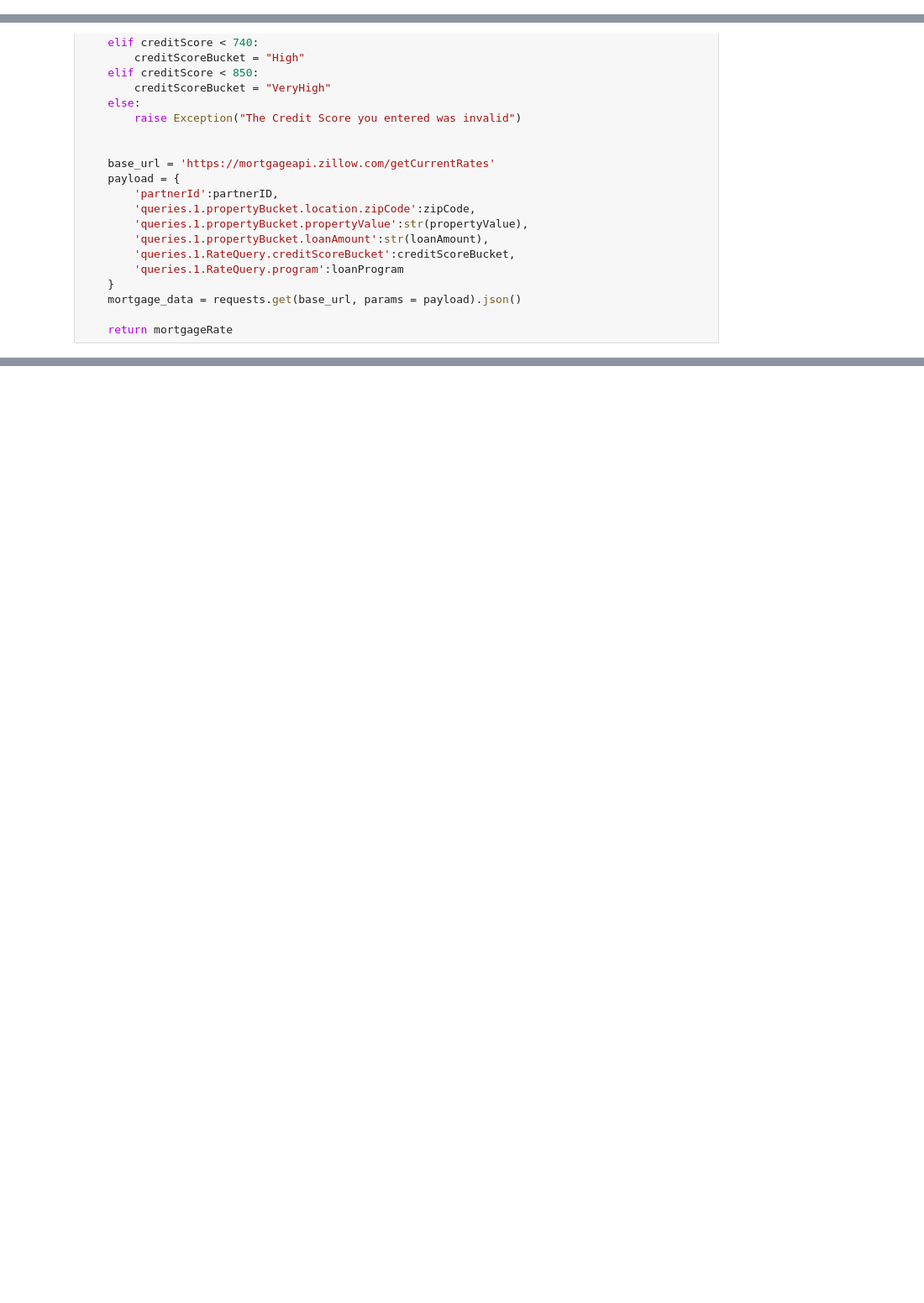
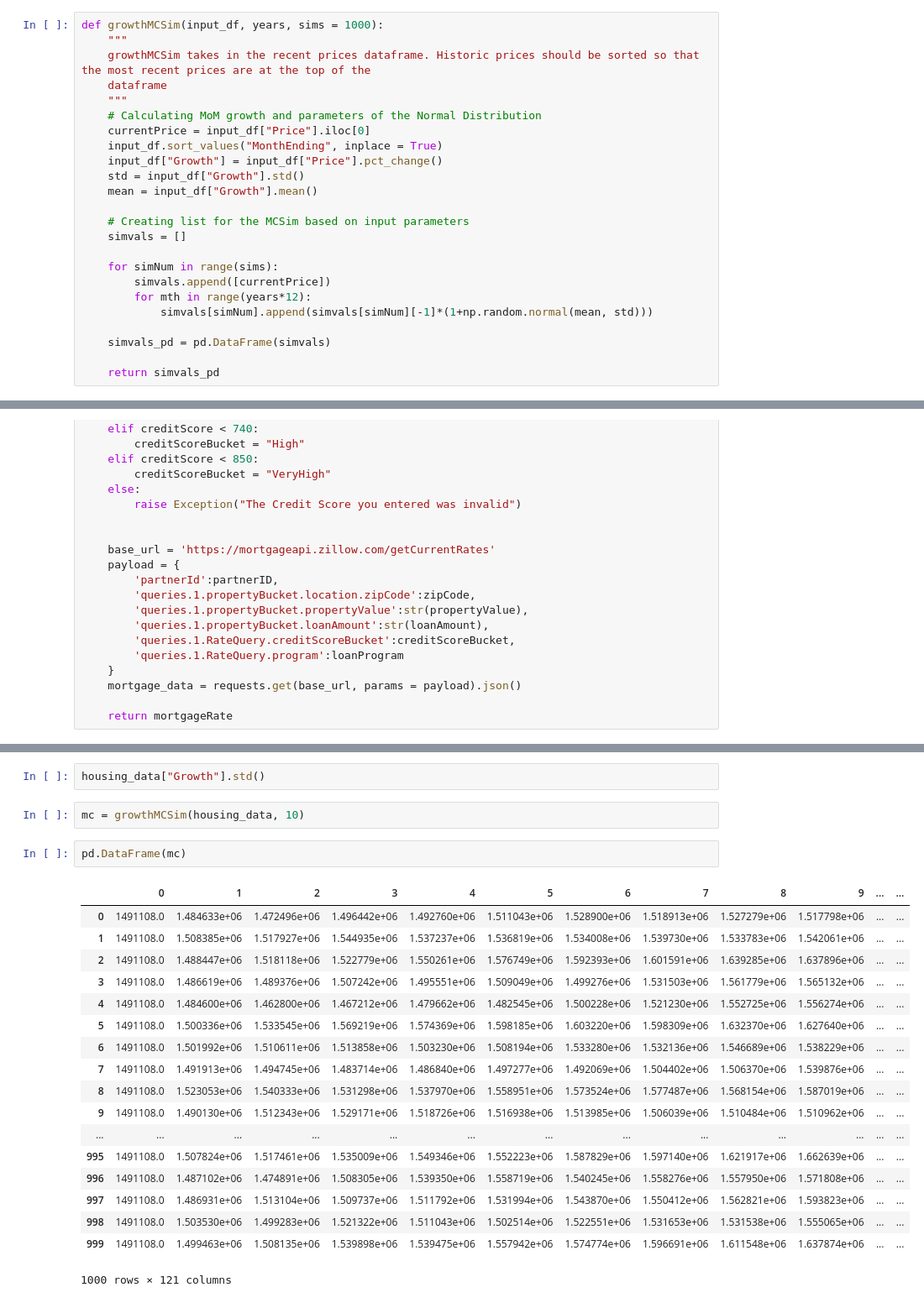
Before and after one commit to exi0m/Binocular, a Jupyter notebook: FinancialEval.ipynb, the cells around one changed output, grey strips where cells are left out. Shown: that part at 84% size. Cells and saved outputs as stored; diff of their text form; blank space fills up the shorter version.

Commit message:
Wrote own MonteCarlo Simulation function for the purposes of calculating the future housing prices

```diff
--- a/FinancialEval.ipynb
+++ b/FinancialEval.ipynb
@@ -1,6 +1,30 @@
 # %%
 # Importing the libraries from the base notebook
 %run Binocular.ipynb
+# %%
+def growthMCSim(input_df, years, sims = 1000):
+    """
+    growthMCSim takes in the recent prices dataframe. Historic prices should be sorted so that the most recent prices are at the top of the
+    dataframe
+    """
+    # Calculating MoM growth and parameters of the Normal Distribution
+    currentPrice = input_df["Price"].iloc[0]
+    input_df.sort_values("MonthEnding", inplace = True)
+    input_df["Growth"] = input_df["Price"].pct_change()
+    std = input_df["Growth"].std()
+    mean = input_df["Growth"].mean()
+
+    # Creating list for the MCSim based on input parameters
+    simvals = []
+
+    for simNum in range(sims):
+        simvals.append([currentPrice])
+        for mth in range(years*12):
+            simvals[simNum].append(simvals[simNum][-1]*(1+np.random.normal(mean, std)))
+
+    simvals_pd = pd.DataFrame(simvals)
+
+    return simvals_pd
 # %%
 def getMortgageRates(zipCode, propertyValue, loanAmount = -1, lengthofLoan = 30, creditScore = 700):
     '''
@@ -75,0 +169,25 @@ def getMortgageRates(zipCode, propertyValue, loanAmount = -1, lengthofLoan = 30,
+# %%
+housing_data["Growth"].std()
+# %%
+mc = growthMCSim(housing_data, 10)
+# %%
+pd.DataFrame(mc)
+# %% [output]
+|  | 0 | 1 | 2 | 3 | 4 | 5 | 6 | 7 | 8 | 9 | ... | ... |
+| 0 | 1491108.0 | 1.484633e+06 | 1.472496e+06 | 1.496442e+06 | 1.492760e+06 | 1.511043e+06 | 1.528900e+06 | 1.518913e+06 | 1.527279e+06 | 1.517798e+06 | ... | ... |
+| 1 | 1491108.0 | 1.508385e+06 | 1.517927e+06 | 1.544935e+06 | 1.537237e+06 | 1.536819e+06 | 1.534008e+06 | 1.539730e+06 | 1.533783e+06 | 1.542061e+06 | ... | ... |
+| 2 | 1491108.0 | 1.488447e+06 | 1.518118e+06 | 1.522779e+06 | 1.550261e+06 | 1.576749e+06 | 1.592393e+06 | 1.601591e+06 | 1.639285e+06 | 1.637896e+06 | ... | ... |
+| 3 | 1491108.0 | 1.486619e+06 | 1.489376e+06 | 1.507242e+06 | 1.495551e+06 | 1.509049e+06 | 1.499276e+06 | 1.531503e+06 | 1.561779e+06 | 1.565132e+06 | ... | ... |
+| 4 | 1491108.0 | 1.484600e+06 | 1.462800e+06 | 1.467212e+06 | 1.479662e+06 | 1.482545e+06 | 1.500228e+06 | 1.521230e+06 | 1.552725e+06 | 1.556274e+06 | ... | ... |
+| 5 | 1491108.0 | 1.500336e+06 | 1.533545e+06 | 1.569219e+06 | 1.574369e+06 | 1.598185e+06 | 1.603220e+06 | 1.598309e+06 | 1.632370e+06 | 1.627640e+06 | ... | ... |
+| 6 | 1491108.0 | 1.501992e+06 | 1.510611e+06 | 1.513858e+06 | 1.503230e+06 | 1.508194e+06 | 1.533280e+06 | 1.532136e+06 | 1.546689e+06 | 1.538229e+06 | ... | ... |
+| 7 | 1491108.0 | 1.491913e+06 | 1.494745e+06 | 1.483714e+06 | 1.486840e+06 | 1.497277e+06 | 1.492069e+06 | 1.504402e+06 | 1.506370e+06 | 1.539876e+06 | ... | ... |
+| 8 | 1491108.0 | 1.523053e+06 | 1.540333e+06 | 1.531298e+06 | 1.537970e+06 | 1.558951e+06 | 1.573524e+06 | 1.577487e+06 | 1.568154e+06 | 1.587019e+06 | ... | ... |
+| 9 | 1491108.0 | 1.490130e+06 | 1.512343e+06 | 1.529171e+06 | 1.518726e+06 | 1.516938e+06 | 1.513985e+06 | 1.506039e+06 | 1.510484e+06 | 1.510962e+06 | ... | ... |
+| ... | ... | ... | ... | ... | ... | ... | ... | ... | ... | ... | ... | ... |
+| 995 | 1491108.0 | 1.507824e+06 | 1.517461e+06 | 1.535009e+06 | 1.549346e+06 | 1.552223e+06 | 1.587829e+06 | 1.597140e+06 | 1.621917e+06 | 1.662639e+06 | ... | ... |
+| 996 | 1491108.0 | 1.487102e+06 | 1.474891e+06 | 1.508305e+06 | 1.539350e+06 | 1.558719e+06 | 1.540245e+06 | 1.558276e+06 | 1.557950e+06 | 1.571808e+06 | ... | ... |
+| 997 | 1491108.0 | 1.486931e+06 | 1.513104e+06 | 1.509737e+06 | 1.511792e+06 | 1.531994e+06 | 1.543870e+06 | 1.550412e+06 | 1.562821e+06 | 1.593823e+06 | ... | ... |
+| 998 | 1491108.0 | 1.503530e+06 | 1.499283e+06 | 1.521322e+06 | 1.511043e+06 | 1.502514e+06 | 1.522551e+06 | 1.531653e+06 | 1.531538e+06 | 1.555065e+06 | ... | ... |
+| 999 | 1491108.0 | 1.499463e+06 | 1.508135e+06 | 1.539898e+06 | 1.539475e+06 | 1.557942e+06 | 1.574774e+06 | 1.596691e+06 | 1.611548e+06 | 1.637874e+06 | ... | ... |
+1000 rows × 121 columns
```
Also changed, not shown: parts of 8 cells of this notebook, 3 other files.
